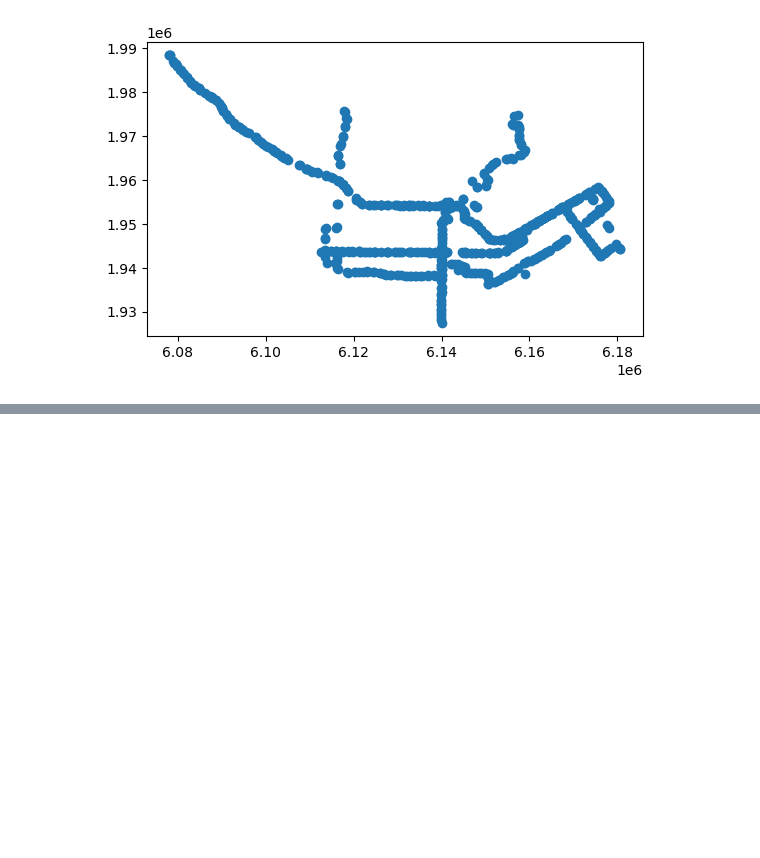
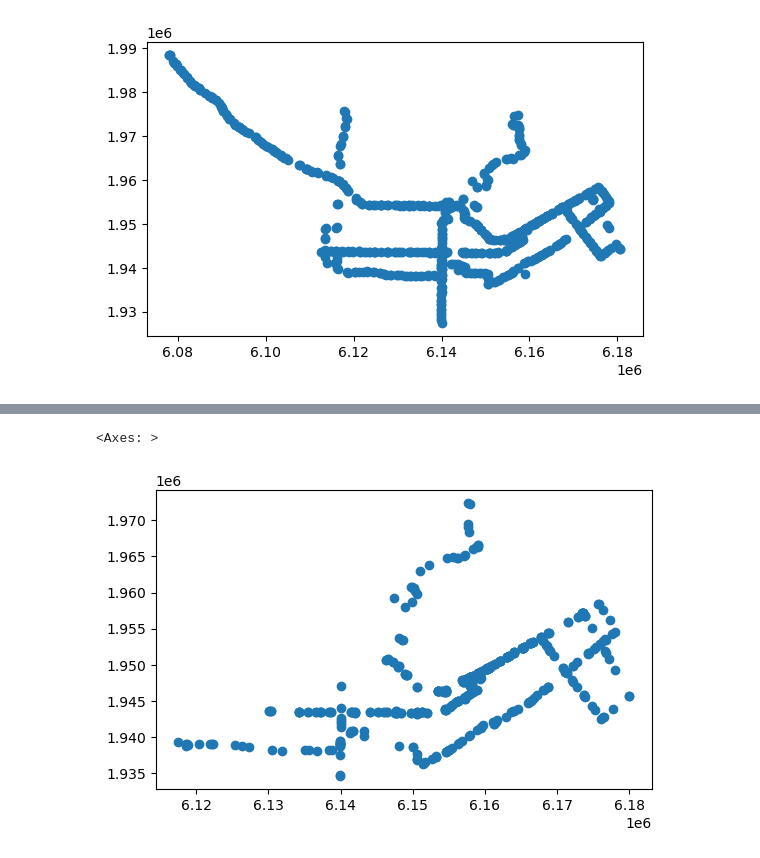
Before and after one commit to ArcherGu22/VTA-Transit-Delays, a Jupyter notebook: 01-scripts/preliminary_data_cleaning.ipynb, the cells around one changed output, grey strips where cells are left out. Cells and saved outputs as stored; diff of their text form; code cells hidden in the pictures; blank space fills up the shorter version.

Commit message:
added data for ADT for roads in the city of San Jose
I couldnt find data for the remainder of Santa Clara County or other cities in the area, but this is a start

```diff
--- a/01-scripts/preliminary_data_cleaning.ipynb
+++ b/01-scripts/preliminary_data_cleaning.ipynb
@@ -193,3 +193,11 @@ selected_ridership_gdf.plot()
 #save in separate folder
 selected_routes_gdf.to_csv('../02-data/cleaned_data/selected_routes.csv')
 selected_ridership_gdf.to_csv('../02-data/cleaned_data/selected_station_ridership.csv')
+# %%
+#Source: https://gisdata-csj.opendata.arcgis.com/datasets/CSJ::average-daily-traffic/explore?location=37.332044%2C-121.880204%2C10
+adt_df = pd.read_csv('../02-data/raw_data/Average_Daily_Traffic.csv')
+adt_gdf_geometry = [Point(xy) for xy in zip(adt_df["X"], adt_df["Y"])]
+
+adt_gdf = gpd.GeoDataFrame(adt_df, geometry=adt_gdf_geometry, crs="EPSG:2227")
+adt_gdf = adt_gdf.to_crs("EPSG:2227")
+adt_gdf
@@ -195,0 +218,27 @@ selected_ridership_gdf.to_csv('../02-data/cleaned_data/selected_station_ridershi
+# %%
+cols = [
+    "OBJECTID",
+    "ADT",
+    "STREETONE",
+    "DIRECTION",
+    "STREETTWO",
+    "NEARINTERS",
+    "geometry"
+]
+
+sj_adt_gdf = adt_gdf[cols].copy()
+
+sj_adt_gdf = sj_adt_gdf.rename(columns={
+    "OBJECTID" : "counter_id",
+    "ADT" : "adt",
+    "STREETONE" : "main_road",
+    "DIRECTION" : "counter_location",
+    "STREETTWO" : "cross_road",
+    "NEARINTERS" : "nearby_intersect"
+})
+
+sj_adt_gdf.dropna()
+sj_adt_gdf['main_road'] = [item.upper() for item in sj_adt_gdf['main_road']]
+sj_adt_gdf['cross_road'] = [item.upper() for item in sj_adt_gdf['cross_road']]
+sj_adt_gdf['nearby_intersect'] = [item.upper() for item in sj_adt_gdf['nearby_intersect']]
+sj_adt_gdf
@@ -195,0 +259,5 @@ selected_ridership_gdf.to_csv('../02-data/cleaned_data/selected_station_ridershi
+# %%
+#create a buffer around the selected routes, then select all traffic counters within the buffer
+route_buffers = selected_routes_gdf.copy()
+route_buffers['geometry'] = route_buffers['geometry'].buffer(250)
+route_buffers
@@ -195,0 +272,3 @@ selected_ridership_gdf.to_csv('../02-data/cleaned_data/selected_station_ridershi
+# %%
+selected_sj_adt = gpd.sjoin(sj_adt_gdf, route_buffers, how="inner", predicate="within")
+selected_sj_adt
@@ -195,0 +289,5 @@ selected_ridership_gdf.to_csv('../02-data/cleaned_data/selected_station_ridershi
+# %%
+selected_sj_adt.plot()
+# %% [output]
+<Axes: >
+[figure, added]
```
Also changed, not shown: parts of 5 cells of this notebook, 2 other files.
